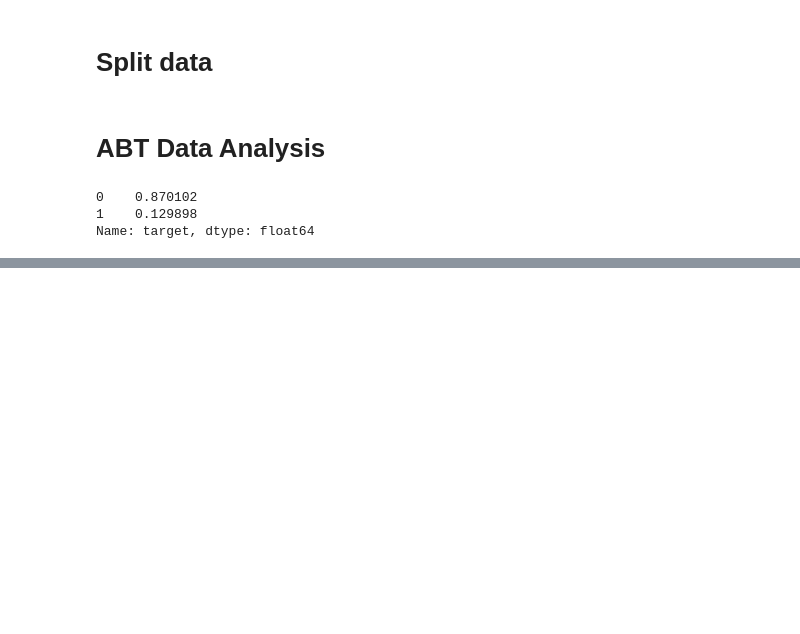
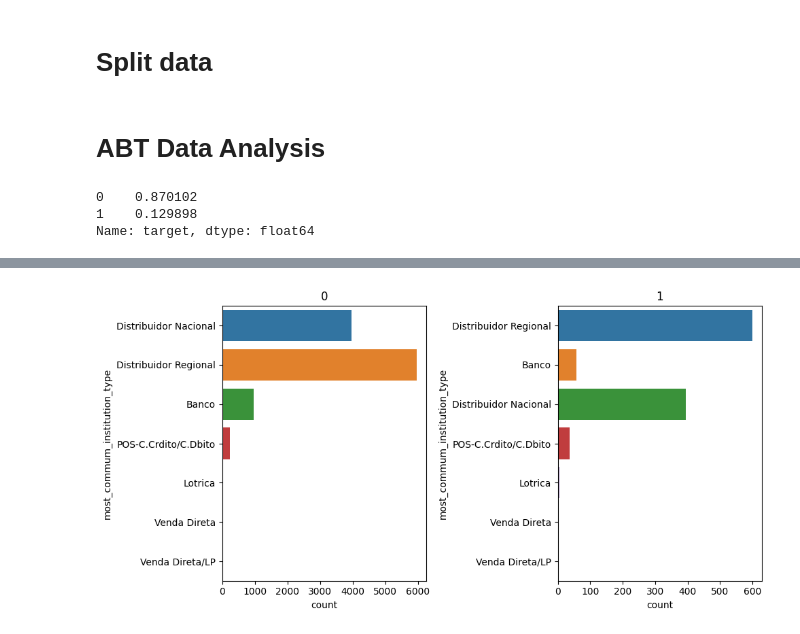
Before and after one commit to ohbtorres/Juno-Test, a Jupyter notebook: notebook/JUVO.ipynb, the cells around one changed output, grey strips where cells are left out. Saved outputs shown, nothing was run; the diff lists cells and outputs as text; code cells hidden in the pictures; blank space fills up the shorter version.

```diff
--- a/notebook/JUVO.ipynb
+++ b/notebook/JUVO.ipynb
@@ -516,0 +505,10 @@ plt.show()
+# %%
+_,ax = plt.subplots(ncols=2,nrows=1,figsize = (10,5))
+
+for t in [0,1]:
+    sns.countplot(data = Xy[Xy.target == t],y = "most_commum_institution_type",ax=ax[t],orient="h")
+    ax[t].set_title(t)
+plt.tight_layout()
+plt.show()
+# %% [output]
+[figure, added]
```
Also changed, not shown: parts of 25 cells of this notebook.
